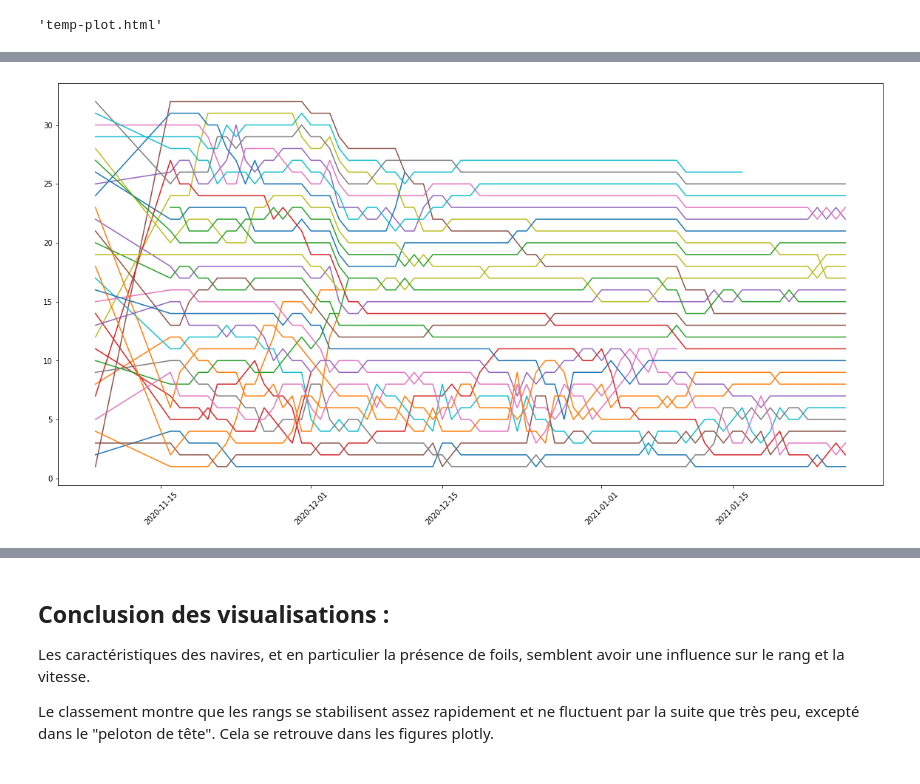
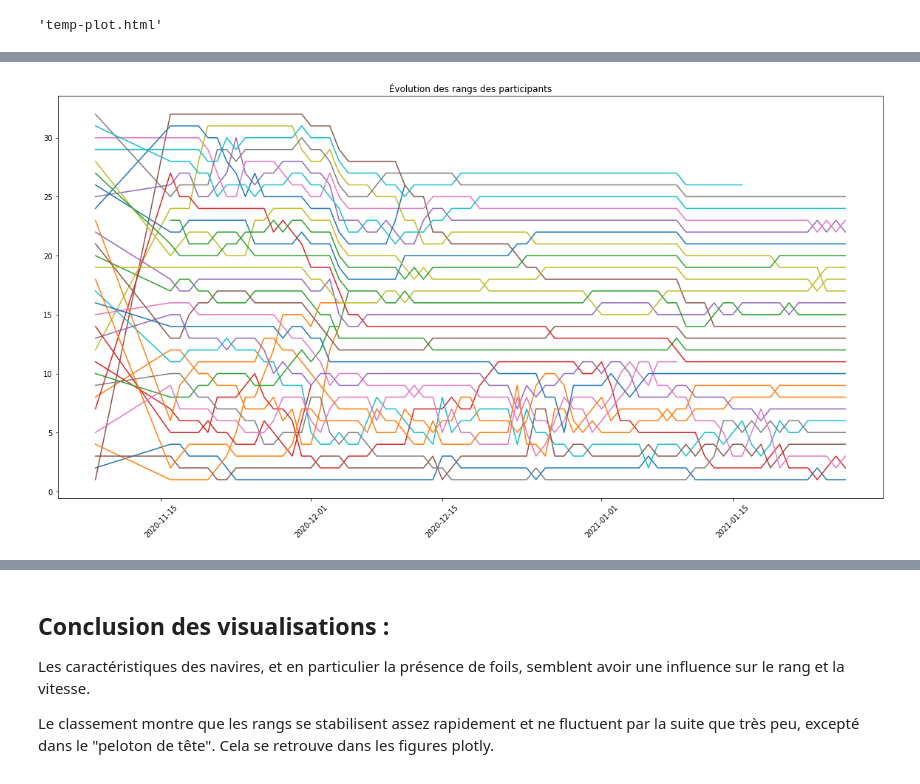
Before and after one commit to Kit-Data-Science-Telecom-2021-2022/KitBD_PSamir, a Jupyter notebook: Projet/projet.ipynb, the cells around one changed output, grey strips where cells are left out. Cells and saved outputs as stored; diff of their text form; code cells hidden in the pictures.

```diff
--- a/Projet/projet.ipynb
+++ b/Projet/projet.ipynb
@@ -202,6 +206,8 @@ import plotly.io as pio
 pio.renderers.default = "vscode"
 
 df_grouped = df.groupby(["Date","Bateau"]).last()
-df_grouped["Voile"] = df_grouped["Voile"].astype(str)
+df_grouped["Voile"] = df_grouped["Voile"].astype(int)
+df_grouped = df_grouped.merge(df_boats, left_on="Voile", right_on="Numéro de voile", how="left")
+df_grouped["Voile"] = df_grouped["Voile"].astype(str) #to use as categorical variable later
 df_grouped.head()
 # %% [output]
@@ -251,8 +275,9 @@ for col in [x for x in df_merged.columns if "vmg" in x]:
 # %%
 plt.figure(figsize=(20,10))
 for voile in df_grouped["Voile"].unique():
     plt.plot(pd.to_datetime(df_grouped[df_grouped["Voile"]==voile]["DateTime"]).dt.date,df_grouped[df_grouped["Voile"]==voile]["Rang"])
 plt.xticks(rotation=45)
+plt.title("Évolution des rangs des participants")
 plt.show()
 # %% [output]
-[figure, old version]
+[figure, new version]
```
Also changed, not shown: parts of 33 cells of this notebook.
